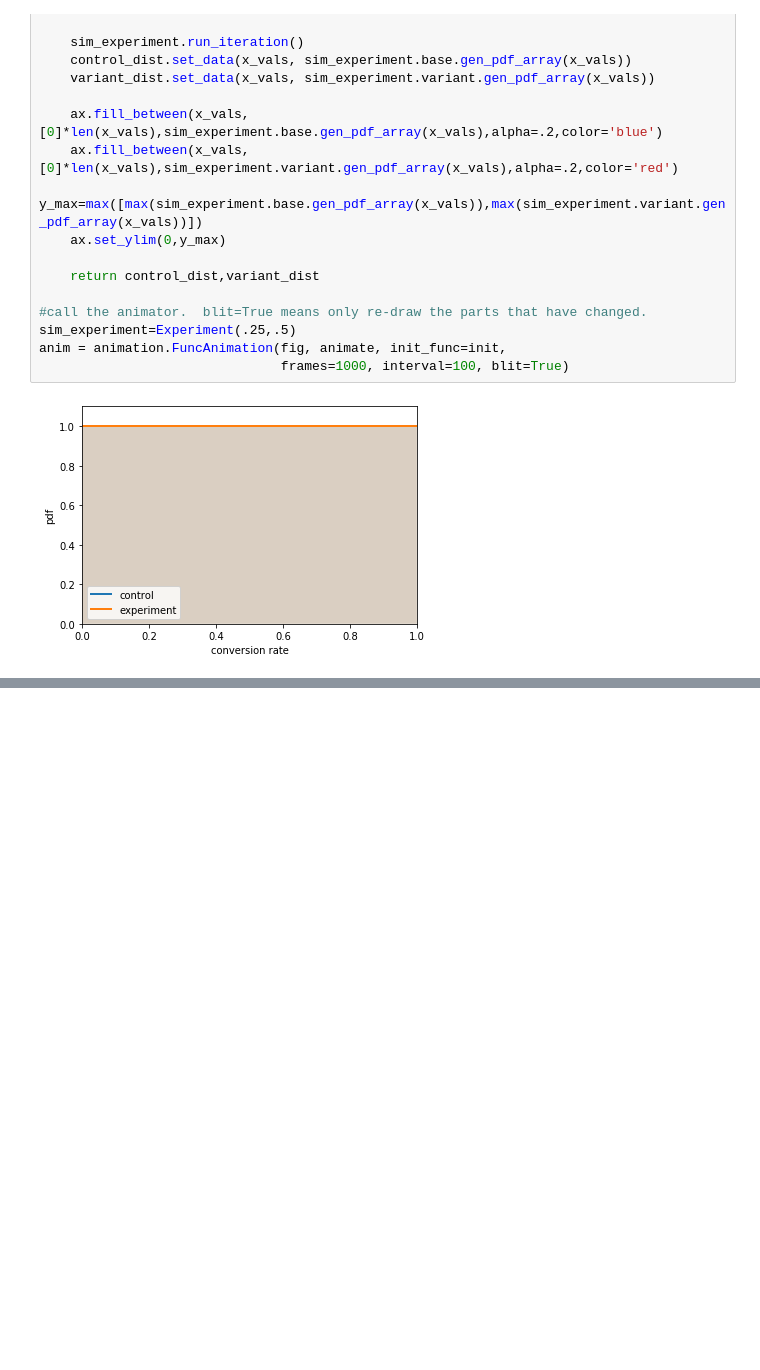
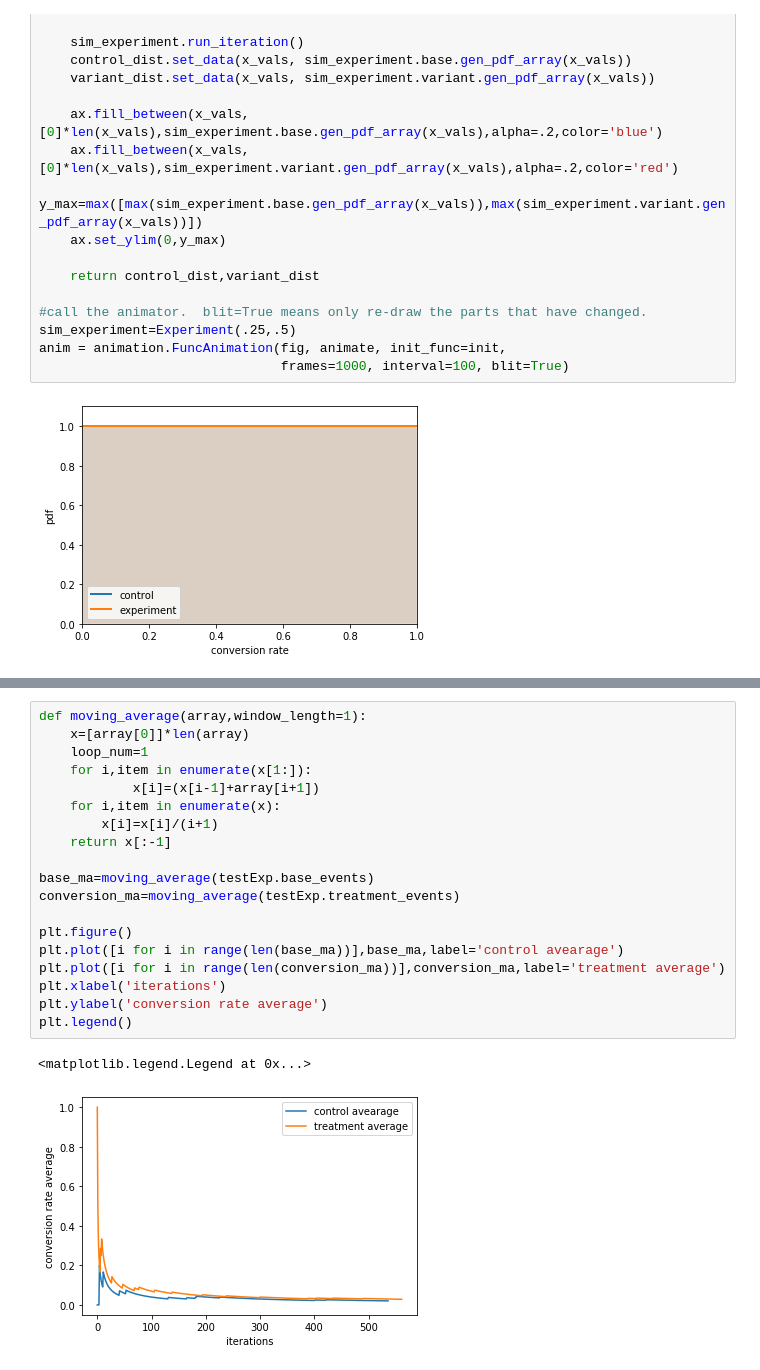
Before and after one commit to prateekpuri01/Bayesian_AB_testing, a Jupyter notebook: Bayesian AB Testing.ipynb, the cells around one changed output, grey strips where cells are left out. Cells and saved outputs as stored; diff of their text form; blank space fills up the shorter version.

```diff
--- a/Bayesian AB Testing.ipynb
+++ b/Bayesian AB Testing.ipynb
@@ -246,0 +274,22 @@ plt.legend()
+# %%
+def moving_average(array,window_length=1):
+    x=[array[0]]*len(array)
+    loop_num=1
+    for i,item in enumerate(x[1:]):
+            x[i]=(x[i-1]+array[i+1])
+    for i,item in enumerate(x):
+        x[i]=x[i]/(i+1)
+    return x[:-1]
+
+base_ma=moving_average(testExp.base_events)
+conversion_ma=moving_average(testExp.treatment_events)
+
+plt.figure()
+plt.plot([i for i in range(len(base_ma))],base_ma,label='control avearage')
+plt.plot([i for i in range(len(conversion_ma))],conversion_ma,label='treatment average')
+plt.xlabel('iterations')
+plt.ylabel('conversion rate average')
+plt.legend()
+# %% [output]
+<matplotlib.legend.Legend at 0x...>
+[figure, added]
```
Also changed, not shown: parts of 5 cells of this notebook.
